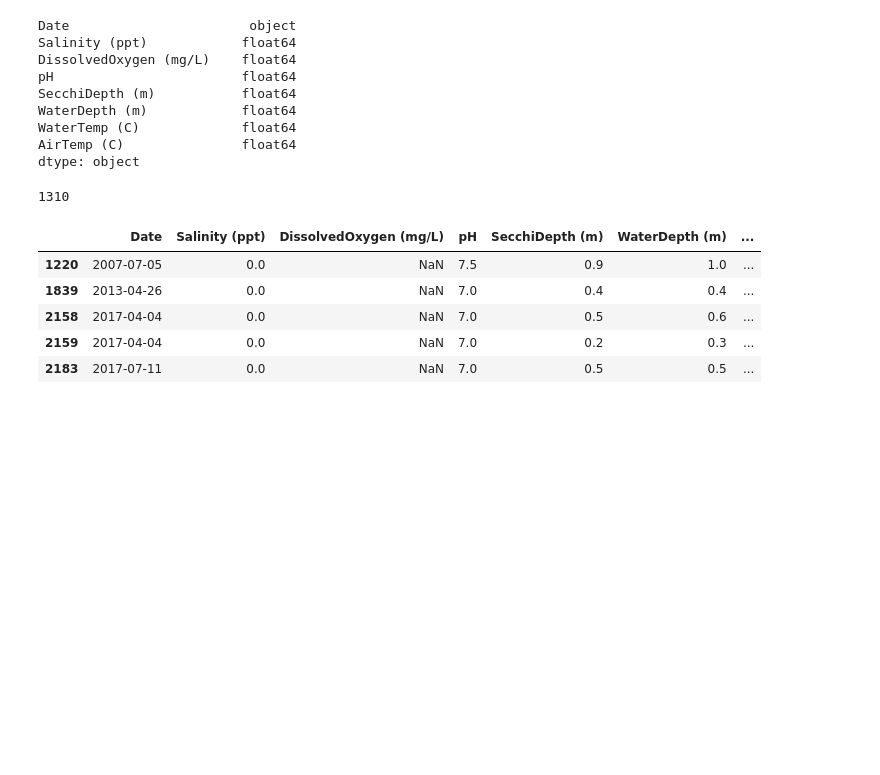
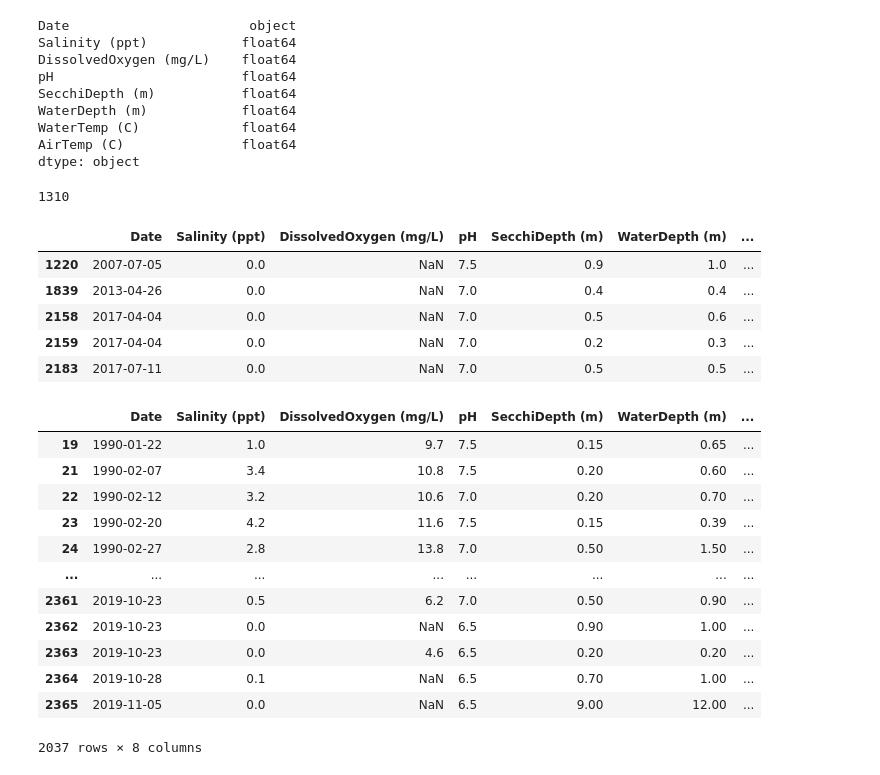
Before and after one commit to cristhianc001/water-analysis, a Jupyter notebook: notebooks/eda.ipynb, the cells around one changed output. Drawn from its saved outputs; the diff is of its cells as text; code cells hidden in the pictures; blank space fills up the shorter version.

```diff
--- a/notebooks/eda.ipynb
+++ b/notebooks/eda.ipynb
@@ -62,3 +62,19 @@ water_df[water_df.duplicated()]
 | 2183 | 2017-07-11 | 0.0 | NaN | 7.0 | 0.5 | 0.5 | ... |
 # %%
 water_df.drop_duplicates(inplace=True)
+# %%
+water_df
+# %% [output]
+|  | Date | Salinity (ppt) | DissolvedOxygen (mg/L) | pH | SecchiDepth (m) | WaterDepth (m) | ... |
+| 19 | 1990-01-22 | 1.0 | 9.7 | 7.5 | 0.15 | 0.65 | ... |
+| 21 | 1990-02-07 | 3.4 | 10.8 | 7.5 | 0.20 | 0.60 | ... |
+| 22 | 1990-02-12 | 3.2 | 10.6 | 7.0 | 0.20 | 0.70 | ... |
+| 23 | 1990-02-20 | 4.2 | 11.6 | 7.5 | 0.15 | 0.39 | ... |
+| 24 | 1990-02-27 | 2.8 | 13.8 | 7.0 | 0.50 | 1.50 | ... |
+| ... | ... | ... | ... | ... | ... | ... | ... |
+| 2361 | 2019-10-23 | 0.5 | 6.2 | 7.0 | 0.50 | 0.90 | ... |
+| 2362 | 2019-10-23 | 0.0 | NaN | 6.5 | 0.90 | 1.00 | ... |
+| 2363 | 2019-10-23 | 0.0 | 4.6 | 6.5 | 0.20 | 0.20 | ... |
+| 2364 | 2019-10-28 | 0.1 | NaN | 6.5 | 0.70 | 1.00 | ... |
+| 2365 | 2019-11-05 | 0.0 | NaN | 6.5 | 9.00 | 12.00 | ... |
+2037 rows × 8 columns
```
Also changed, not shown: parts of 2 cells of this notebook.
